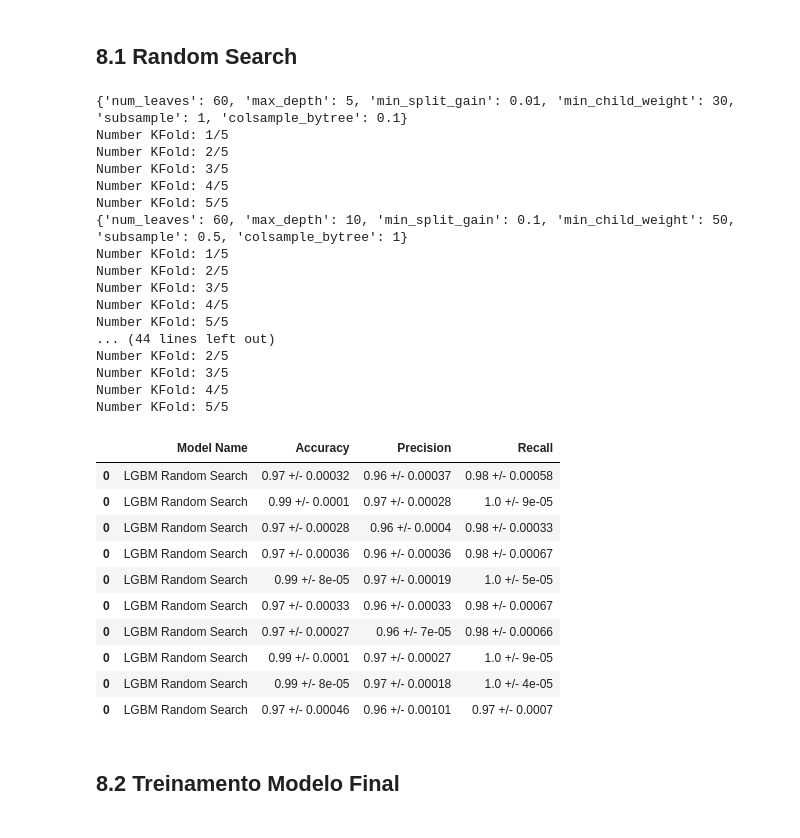
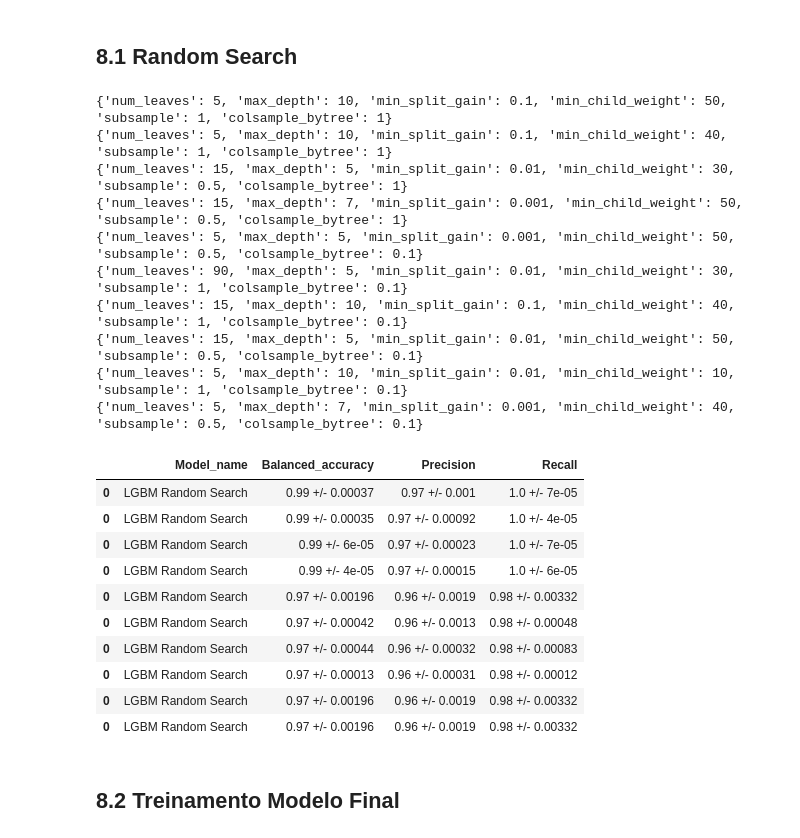
Before and after one commit to Jhonatanslopes/Financial-Fraud-Detection, a Jupyter notebook: notebook/notebook.ipynb, the cells around one changed output. Drawn from its saved outputs; the diff is of its cells as text; code cells hidden in the pictures.

```diff
--- a/notebook/notebook.ipynb
+++ b/notebook/notebook.ipynb
@@ -1172,62 +1182,55 @@ lgbm_parameter = {'num_leaves': [5,15,45,60,90],
                   'min_child_weight': [10,30,40,50],
                   'subsample':[0.5, 1],
                   'colsample_bytree':[0.1, 1]
                  }
 
 MAX_EVAL = 10
 final_result = pd.DataFrame()
 
 for i in range(MAX_EVAL):
 
     # choose values for parameters randomly
     hp = {k: random.sample(v, 1)[0] for k, v in lgbm_parameter.items()}
     print(hp)
 
     # Define model
     lgbm = LGBMClassifier(
                     num_leaves=hp['num_leaves'],
                     max_depth=hp['max_depth'],
                     min_split_gain=hp['min_split_gain'],
                     min_child_weight=hp['min_child_weight'],
                     subsample=hp['subsample'],
                     colsample_bytree=hp['colsample_bytree']
     )
 
 
     # Performance
-    result = cross_validation('LGBM Random Search', x_train_not_id, y_train, lgbm, cv=5)
+    result = cross_validation('LGBM Random Search', x_cross_val, y_cross_val, lgbm, cv=5, verbose=False)
     final_result = pd.concat([final_result, result])
 
 final_result
 # %% [output]
-{'num_leaves': 60, 'max_depth': 5, 'min_split_gain': 0.01, 'min_child_weight': 30, 'subsample': 1, 'colsample_bytree': 0.1}
-Number KFold: 1/5
-Number KFold: 2/5
-Number KFold: 3/5
-Number KFold: 4/5
-Number KFold: 5/5
-{'num_leaves': 60, 'max_depth': 10, 'min_split_gain': 0.1, 'min_child_weight': 50, 'subsample': 0.5, 'colsample_bytree': 1}
-Number KFold: 1/5
-Number KFold: 2/5
-Number KFold: 3/5
-Number KFold: 4/5
-Number KFold: 5/5
-... (44 lines left out)
-Number KFold: 2/5
-Number KFold: 3/5
-Number KFold: 4/5
-Number KFold: 5/5
+{'num_leaves': 5, 'max_depth': 10, 'min_split_gain': 0.1, 'min_child_weight': 50, 'subsample': 1, 'colsample_bytree': 1}
+{'num_leaves': 5, 'max_depth': 10, 'min_split_gain': 0.1, 'min_child_weight': 40, 'subsample': 1, 'colsample_bytree': 1}
+{'num_leaves': 15, 'max_depth': 5, 'min_split_gain': 0.01, 'min_child_weight': 30, 'subsample': 0.5, 'colsample_bytree': 1}
+{'num_leaves': 15, 'max_depth': 7, 'min_split_gain': 0.001, 'min_child_weight': 50, 'subsample': 0.5, 'colsample_bytree': 1}
+{'num_leaves': 5, 'max_depth': 5, 'min_split_gain': 0.001, 'min_child_weight': 50, 'subsample': 0.5, 'colsample_bytree': 0.1}
+{'num_leaves': 90, 'max_depth': 5, 'min_split_gain': 0.01, 'min_child_weight': 30, 'subsample': 1, 'colsample_bytree': 0.1}
+{'num_leaves': 15, 'max_depth': 10, 'min_split_gain': 0.1, 'min_child_weight': 40, 'subsample': 1, 'colsample_bytree': 0.1}
+{'num_leaves': 15, 'max_depth': 5, 'min_split_gain': 0.01, 'min_child_weight': 50, 'subsample': 0.5, 'colsample_bytree': 0.1}
+{'num_leaves': 5, 'max_depth': 10, 'min_split_gain': 0.01, 'min_child_weight': 10, 'subsample': 1, 'colsample_bytree': 0.1}
+{'num_leaves': 5, 'max_depth': 7, 'min_split_gain': 0.001, 'min_child_weight': 40, 'subsample': 0.5, 'colsample_bytree': 0.1}
-|  | Model Name | Accuracy | Precision | Recall |
-| 0 | LGBM Random Search | 0.97 +/- 0.00032 | 0.96 +/- 0.00037 | 0.98 +/- 0.00058 |
-| 0 | LGBM Random Search | 0.99 +/- 0.0001 | 0.97 +/- 0.00028 | 1.0 +/- 9e-05 |
-| 0 | LGBM Random Search | 0.97 +/- 0.00028 | 0.96 +/- 0.0004 | 0.98 +/- 0.00033 |
-| 0 | LGBM Random Search | 0.97 +/- 0.00036 | 0.96 +/- 0.00036 | 0.98 +/- 0.00067 |
-| 0 | LGBM Random Search | 0.99 +/- 8e-05 | 0.97 +/- 0.00019 | 1.0 +/- 5e-05 |
-| 0 | LGBM Random Search | 0.97 +/- 0.00033 | 0.96 +/- 0.00033 | 0.98 +/- 0.00067 |
-| 0 | LGBM Random Search | 0.97 +/- 0.00027 | 0.96 +/- 7e-05 | 0.98 +/- 0.00066 |
-| 0 | LGBM Random Search | 0.99 +/- 0.0001 | 0.97 +/- 0.00027 | 1.0 +/- 9e-05 |
-| 0 | LGBM Random Search | 0.99 +/- 8e-05 | 0.97 +/- 0.00018 | 1.0 +/- 4e-05 |
-| 0 | LGBM Random Search | 0.97 +/- 0.00046 | 0.96 +/- 0.00101 | 0.97 +/- 0.0007 |
+|  | Model_name | Balanced_accuracy | Precision | Recall |
+| 0 | LGBM Random Search | 0.99 +/- 0.00037 | 0.97 +/- 0.001 | 1.0 +/- 7e-05 |
+| 0 | LGBM Random Search | 0.99 +/- 0.00035 | 0.97 +/- 0.00092 | 1.0 +/- 4e-05 |
+| 0 | LGBM Random Search | 0.99 +/- 6e-05 | 0.97 +/- 0.00023 | 1.0 +/- 7e-05 |
+| 0 | LGBM Random Search | 0.99 +/- 4e-05 | 0.97 +/- 0.00015 | 1.0 +/- 6e-05 |
+| 0 | LGBM Random Search | 0.97 +/- 0.00196 | 0.96 +/- 0.0019 | 0.98 +/- 0.00332 |
+| 0 | LGBM Random Search | 0.97 +/- 0.00042 | 0.96 +/- 0.0013 | 0.98 +/- 0.00048 |
+| 0 | LGBM Random Search | 0.97 +/- 0.00044 | 0.96 +/- 0.00032 | 0.98 +/- 0.00083 |
+| 0 | LGBM Random Search | 0.97 +/- 0.00013 | 0.96 +/- 0.00031 | 0.98 +/- 0.00012 |
+| 0 | LGBM Random Search | 0.97 +/- 0.00196 | 0.96 +/- 0.0019 | 0.98 +/- 0.00332 |
+| 0 | LGBM Random Search | 0.97 +/- 0.00196 | 0.96 +/- 0.0019 | 0.98 +/- 0.00332 |
 # %% [markdown]
 ## 8.2 Treinamento Modelo Final
 # %% [markdown]
```
Also changed, not shown: parts of 12 cells of this notebook.
